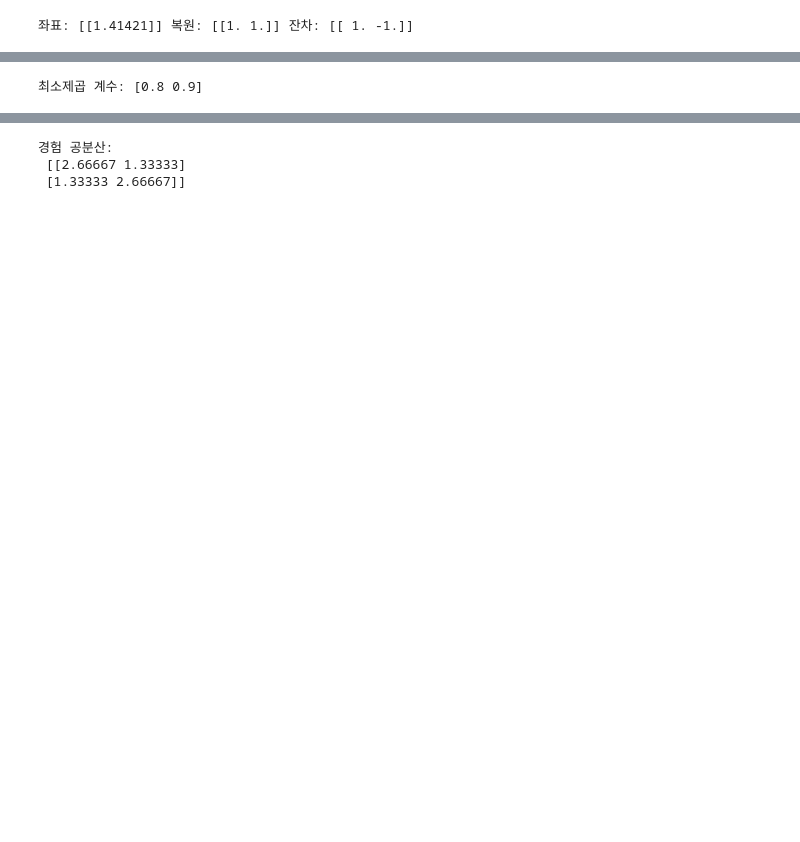
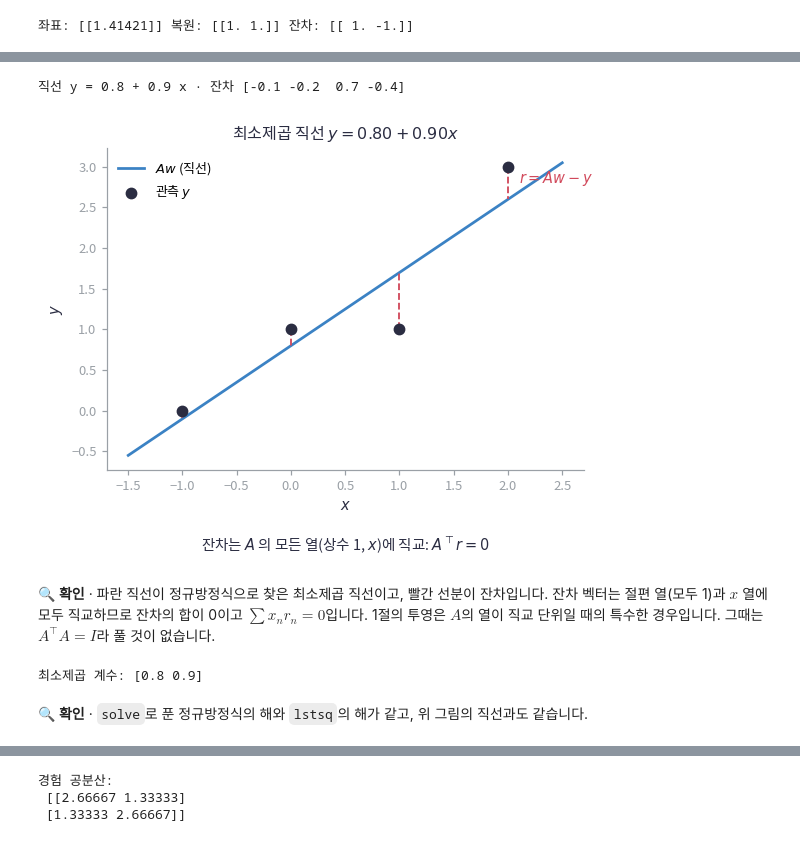
Before and after one commit to junyeopYim/deep-lr-with-numpy, a Jupyter notebook: notebooks/02_연결/11_linear_algebra.ipynb, the cells around one changed output, grey strips where cells are left out. Saved outputs shown, nothing was run; the diff lists cells and outputs as text; code cells hidden in the pictures; blank space fills up the shorter version.

```diff
--- a/notebooks/02_연결/11_linear_algebra.ipynb
+++ b/notebooks/02_연결/11_linear_algebra.ipynb
@@ -75,3 +166,19 @@ $\min_w\tfrac12\|Aw-y\|^2$의 기울기는 $A^T(Aw-y)$입니다.
+# %%
+ls_x = np.array([-1., 0., 1., 2.]); ls_y = np.array([0., 1., 1., 3.])
+ls_A = np.column_stack([np.ones(4), ls_x])                            # (4, 2): [1, x]
+ls_w = np.linalg.solve(ls_A.T @ ls_A, ls_A.T @ ls_y)                  # 정규방정식의 해 (w0, w1)
+ls_r = ls_A @ ls_w - ls_y
+np.testing.assert_allclose(ls_A.T @ ls_r, 0, atol=1e-12)              # 잔차가 두 열에 모두 직교
+print("직선 y =", ls_w[0].round(3), "+", ls_w[1].round(3), "x · 잔차", ls_r.round(3))
+# %% [output]
+직선 y = 0.8 + 0.9 x · 잔차 [-0.1 -0.2  0.7 -0.4]
+# %%
+plot_least_squares(ls_x, ls_y, ls_w, ls_r)
+# %% [output]
+[figure, added]
+# %% [markdown]
+🔍 **확인** · 파란 직선이 정규방정식으로 찾은 최소제곱 직선이고, 빨간 선분이 잔차입니다. 잔차 벡터는 절편 열(모두 1)과 $x$ 열에 모두 직교하므로 잔차의 합이 0이고 $\sum x_nr_n=0$입니다.
+1절의 투영은 $A$의 열이 직교 단위일 때의 특수한 경우입니다. 그때는 $A^\top A=I$라 풀 것이 없습니다.
 # %%
 def normal_equation(A, y):
     return np.linalg.solve(A.T @ A, A.T @ y)
@@ -86,3 +194,5 @@ print('최소제곱 계수:', w.ravel())
 # %% [output]
 최소제곱 계수: [0.8 0.9]
+# %% [markdown]
+🔍 **확인** · `solve`로 푼 정규방정식의 해와 `lstsq`의 해가 같고, 위 그림의 직선과도 같습니다.
 # %% [markdown]
```
Also changed, not shown: parts of 62 cells of this notebook, 31 other files.
